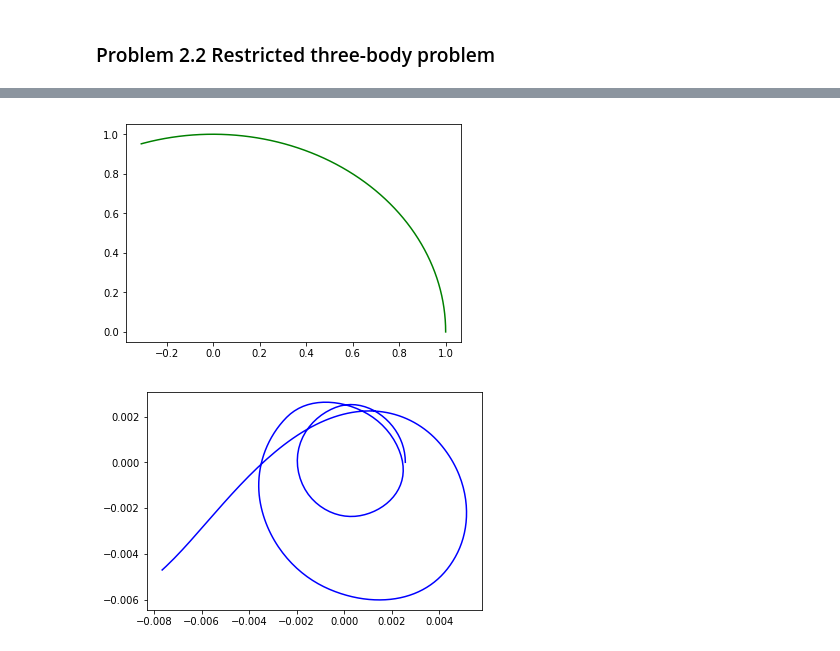
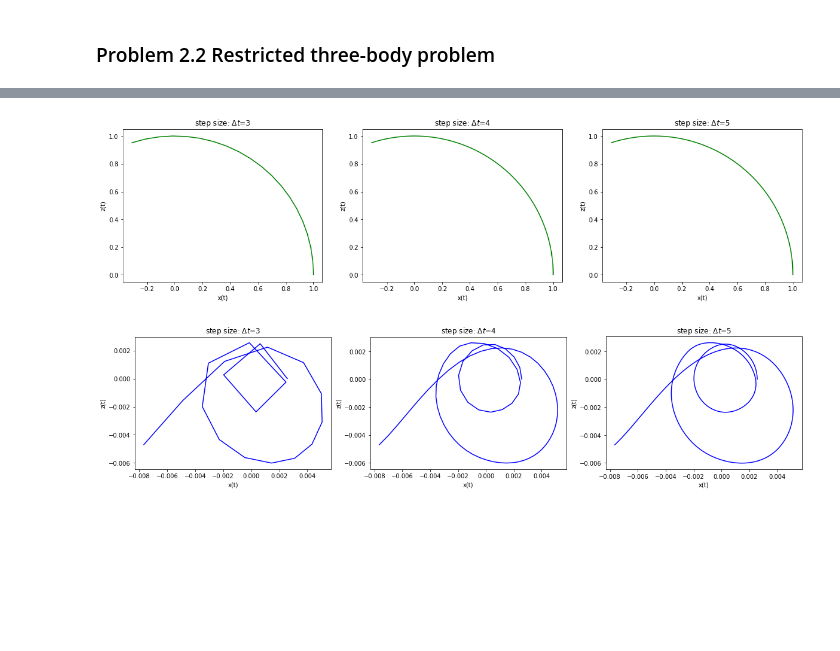
Before and after one commit to evabertalan/comp_physics, a Jupyter notebook: 2/2_Hamiltonian dynamics.ipynb, the cells around one changed output, grey strips where cells are left out. Drawn from its saved outputs; the diff is of its cells as text; code cells hidden in the pictures; blank space fills up the shorter version.

Commit message:
create plots

```diff
--- a/2/2_Hamiltonian dynamics.ipynb
+++ b/2/2_Hamiltonian dynamics.ipynb
@@ -111,4 +111,5 @@ for i in range(len(n)):
     info = tb.plot_info()
     plot_info.append({'energy': info[0],
                      'angular': info[1],
-                     'time': info[2]})
+                     'time': info[2],
+                     'n': n[i]})
@@ -125,10 +116,26 @@ plt.show()
-# %%
-plt.plot(x1[0], x1[1], 'g')
-plt.show()
-# %% [output]
-[figure, removed]
-# %%
-plt.plot(x2[0]-x1[0], x2[1]-x1[1], 'b')
-plt.show()
-# %% [output]
-[figure, removed]
+# %%
+def plot_trajectories(trajectories):
+    fig1, ax1 = plt.subplots(1,3, figsize=(20,20))
+    fig2, ax2 = plt.subplots(1,3, figsize=(20,20))
+    for i, j in enumerate(trajectories):
+        ax1[i].plot(j['earth'][0], j['earth'][1], 'g')
+        ax1[i].set_title('step size: $\Delta t$={0}'.format(j['n']))
+        ax1[i].set_xlabel('x(t)')
+        ax1[i].set_ylabel('z(t)')
+        ax1[i].set_aspect('equal', 'box')
+
+        ax2[i].plot(j['moon'][0] - j['earth'][0], j['moon'][1] - j['earth'][1], 'b')
+        ax2[i].set_title('step size: $\Delta t$={0}'.format(j['n']))
+        ax2[i].set_xlabel('x(t)')
+        ax2[i].set_ylabel('z(t)')
+        ax2[i].set_aspect('equal', 'box')
+
+#     fig1.suptitle('Parametric orbit of Earth')
+#     fig2.suptitle('Parametric orbit of Moon')
+
+    plt.show()
+# %%
+plot_trajectories(trajectories)
+# %% [output]
+[figure, added]
+[figure, added]
```
Also changed, not shown: parts of 4 cells of this notebook.
